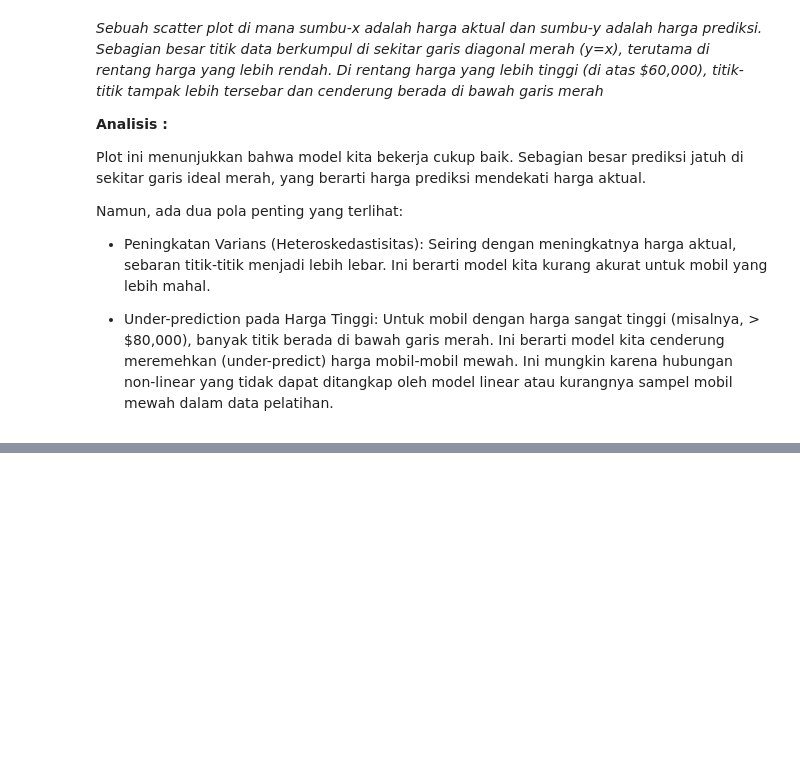
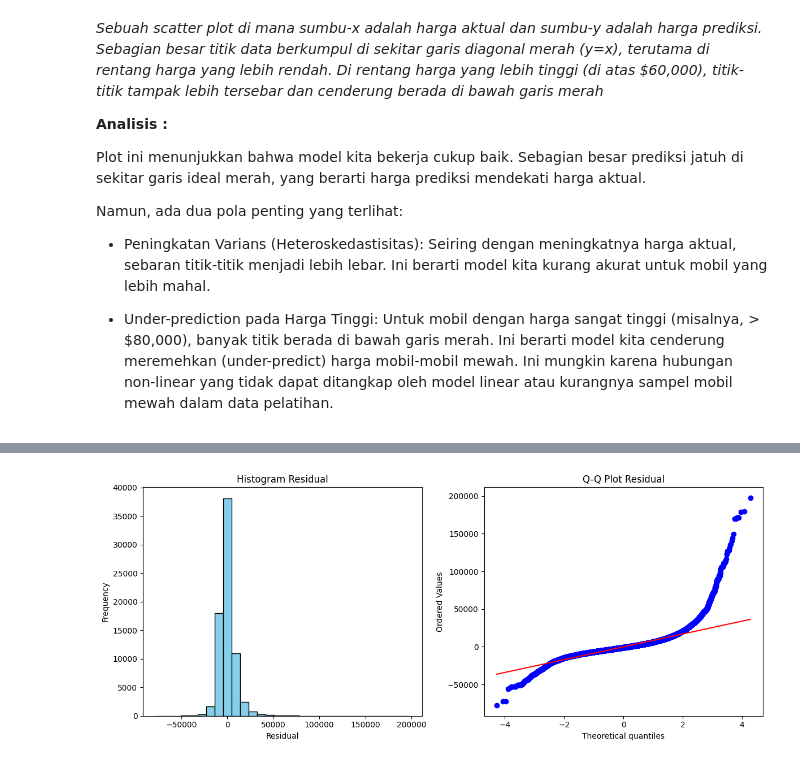
Before and after one commit to Ryanakml/Car-Price-Prediction-with-LinReg-form-Scratch, a Jupyter notebook: Car_Price_Prediction_with_LinReg_form_Scratch.ipynb, the cells around one changed output, grey strips where cells are left out. Cells and saved outputs as stored; diff of their text form; code cells hidden in the pictures; blank space fills up the shorter version.

```diff
--- a/Car_Price_Prediction_with_LinReg_form_Scratch.ipynb
+++ b/Car_Price_Prediction_with_LinReg_form_Scratch.ipynb
@@ -1132,0 +1171,22 @@ from sklearn.metrics import mean_absolute_error, mean_squared_error, r2_score
+# %%
+import scipy.stats as stats
+
+# Buat figure dan axis
+fig = plt.figure(figsize=(12, 5))
+
+# Plot histogram residual
+plt.subplot(1, 2, 1)
+plt.hist(residuals, bins=30, color='skyblue', edgecolor='black')
+plt.title('Histogram Residual')
+plt.xlabel('Residual')
+plt.ylabel('Frequency')
+
+# Plot Q-Q plot
+plt.subplot(1, 2, 2)
+stats.probplot(residuals, dist="norm", plot=plt)
+plt.title('Q-Q Plot Residual')
+
+plt.tight_layout()
+plt.show()
+# %% [output]
+[figure, added]
```
Also changed, not shown: parts of 8 cells of this notebook.
